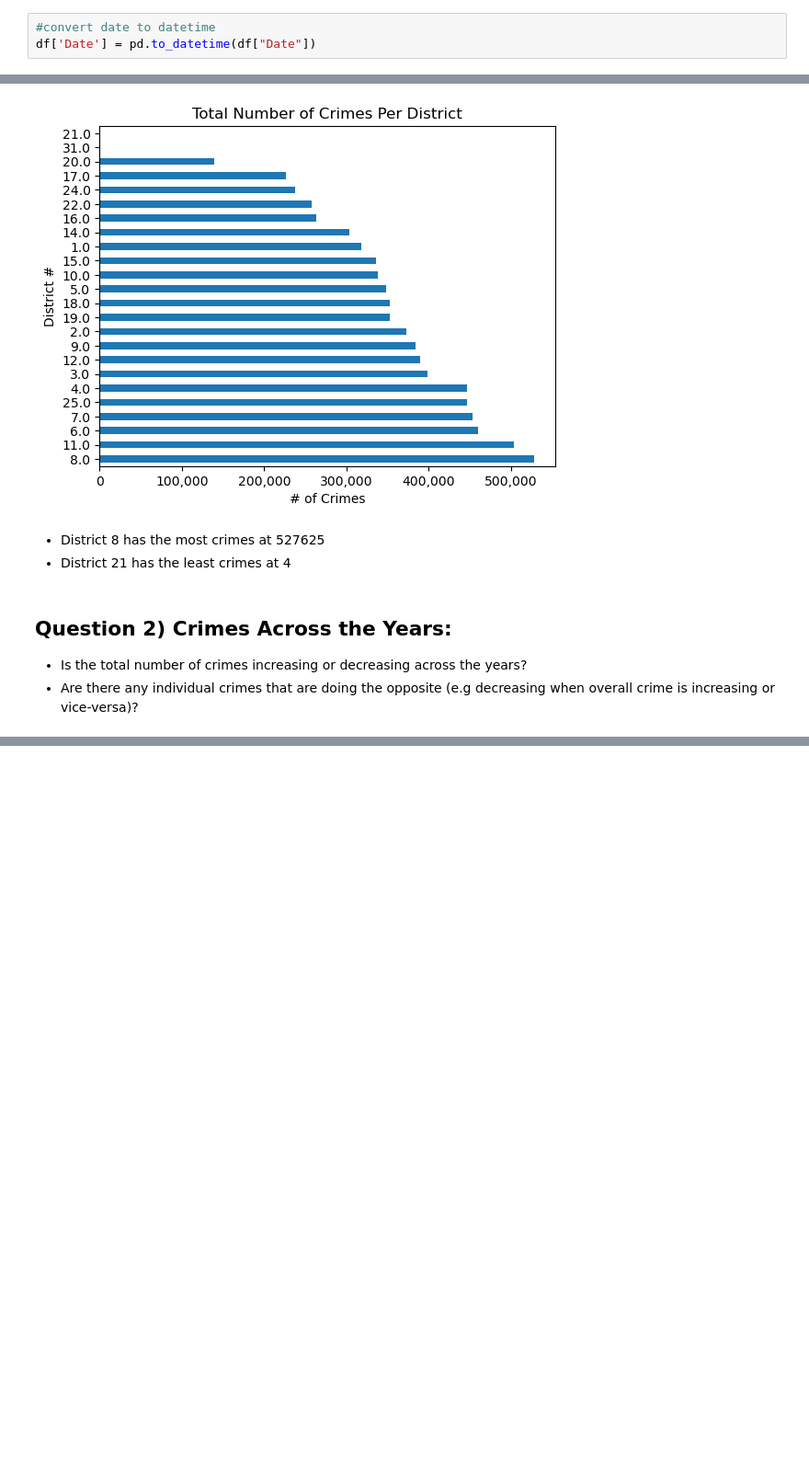
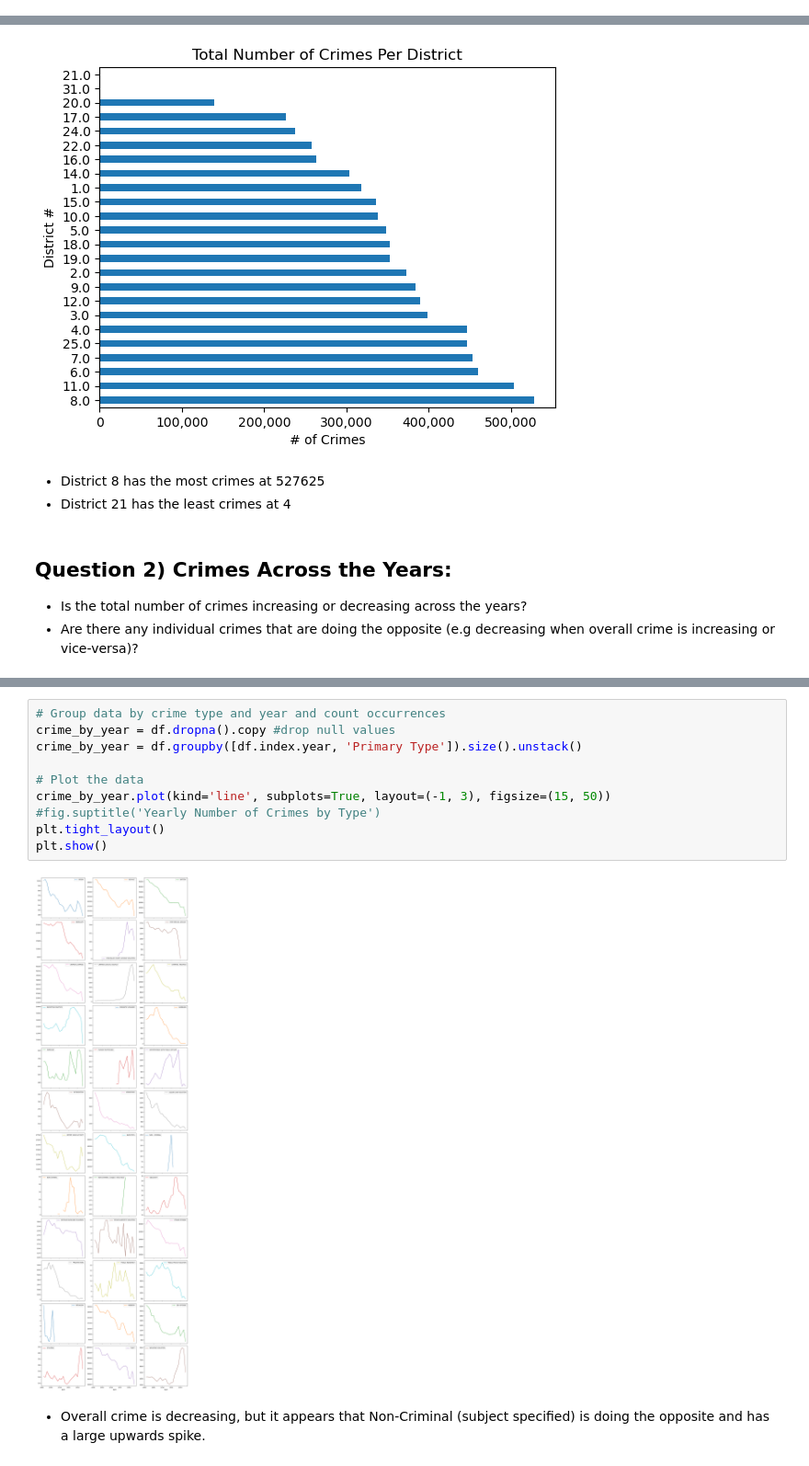
Before and after one commit to Mhoover41/Project-4-Chicago-Crime-Data, a Jupyter notebook: Workflow - Prep Chicago Crime Data.ipynb, the cells around one changed output, grey strips where cells are left out. Shown at 92% size. Drawn from its saved outputs; the diff is of its cells as text; blank space fills up the shorter version.

```diff
--- a/Workflow - Prep Chicago Crime Data.ipynb
+++ b/Workflow - Prep Chicago Crime Data.ipynb
@@ -440,6 +419,3 @@ Ward                    614849
 dtype: int64
 # %% [markdown]
 # Feature Engineering
-# %%
-#convert date to datetime
-df['Date'] = pd.to_datetime(df["Date"])
@@ -547,0 +585,14 @@ plt.show()
+# %%
+# Group data by crime type and year and count occurrences
+crime_by_year = df.dropna().copy #drop null values
+crime_by_year = df.groupby([df.index.year, 'Primary Type']).size().unstack()
+
+# Plot the data
+crime_by_year.plot(kind='line', subplots=True, layout=(-1, 3), figsize=(15, 50))
+#fig.suptitle('Yearly Number of Crimes by Type')
+plt.tight_layout()
+plt.show()
+# %% [output]
+[figure, added]
+# %% [markdown]
+- Overall crime is decreasing, but it appears that Non-Criminal (subject specified) is doing the opposite and has a large upwards spike.
```
Also changed, not shown: parts of 24 cells of this notebook.
